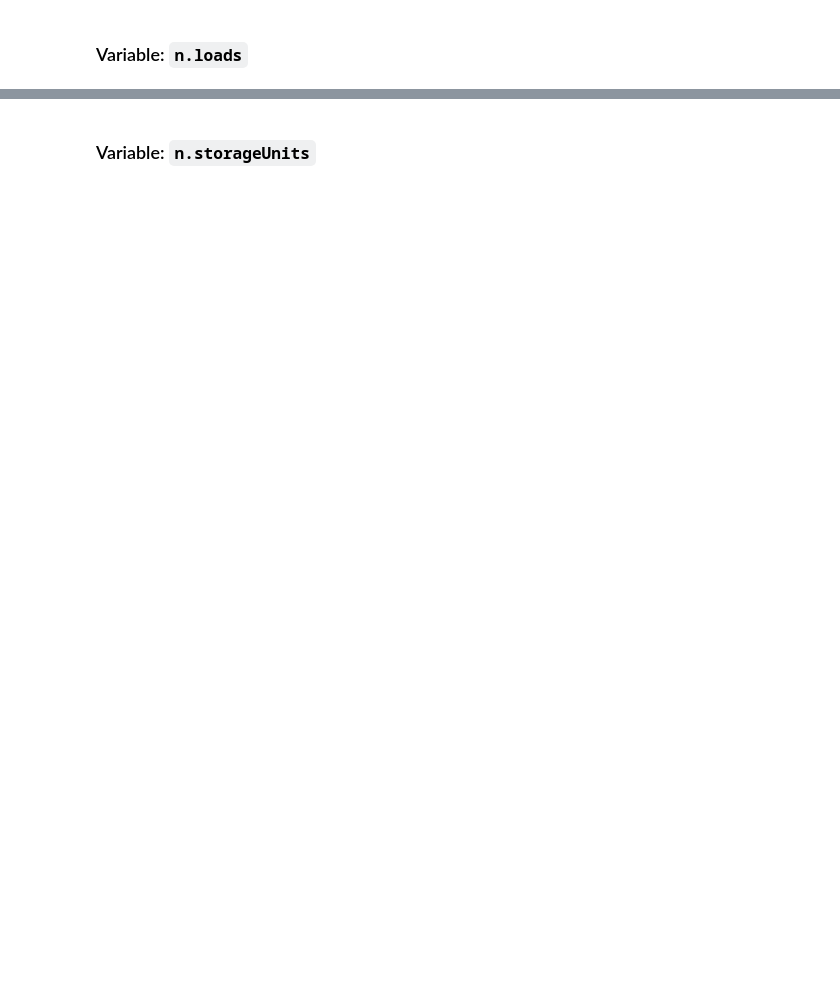
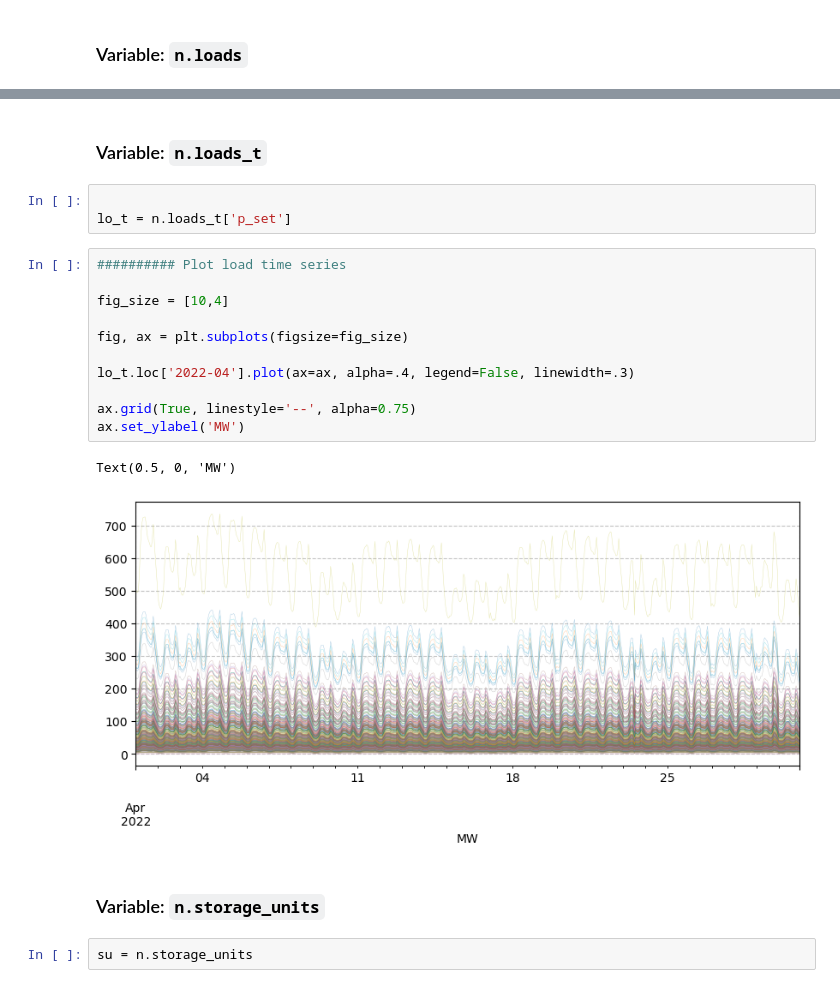
Before and after one commit to cristobal-GC/pypsaX-notebooks, a Jupyter notebook: rules/add_electricity.ipynb, the cells around one changed output, grey strips where cells are left out. Cells and saved outputs as stored; diff of their text form; blank space fills up the shorter version.

```diff
--- a/rules/add_electricity.ipynb
+++ b/rules/add_electricity.ipynb
@@ -302,2 +544,23 @@ fun_map_add_features(ax)
 # %% [markdown]
-### Variable: `n.storageUnits`
+### Variable: `n.loads_t`
+# %%
+
+lo_t = n.loads_t['p_set']
+# %%
+########## Plot load time series
+
+fig_size = [10,4]
+
+fig, ax = plt.subplots(figsize=fig_size)
+
+lo_t.loc['2022-04'].plot(ax=ax, alpha=.4, legend=False, linewidth=.3)
+
+ax.grid(True, linestyle='--', alpha=0.75)
+ax.set_ylabel('MW')
+# %% [output]
+Text(0.5, 0, 'MW')
+[figure, added]
+# %% [markdown]
+### Variable: `n.storage_units`
+# %%
+su = n.storage_units
```
Also changed, not shown: parts of 12 cells of this notebook, 3 other files.
